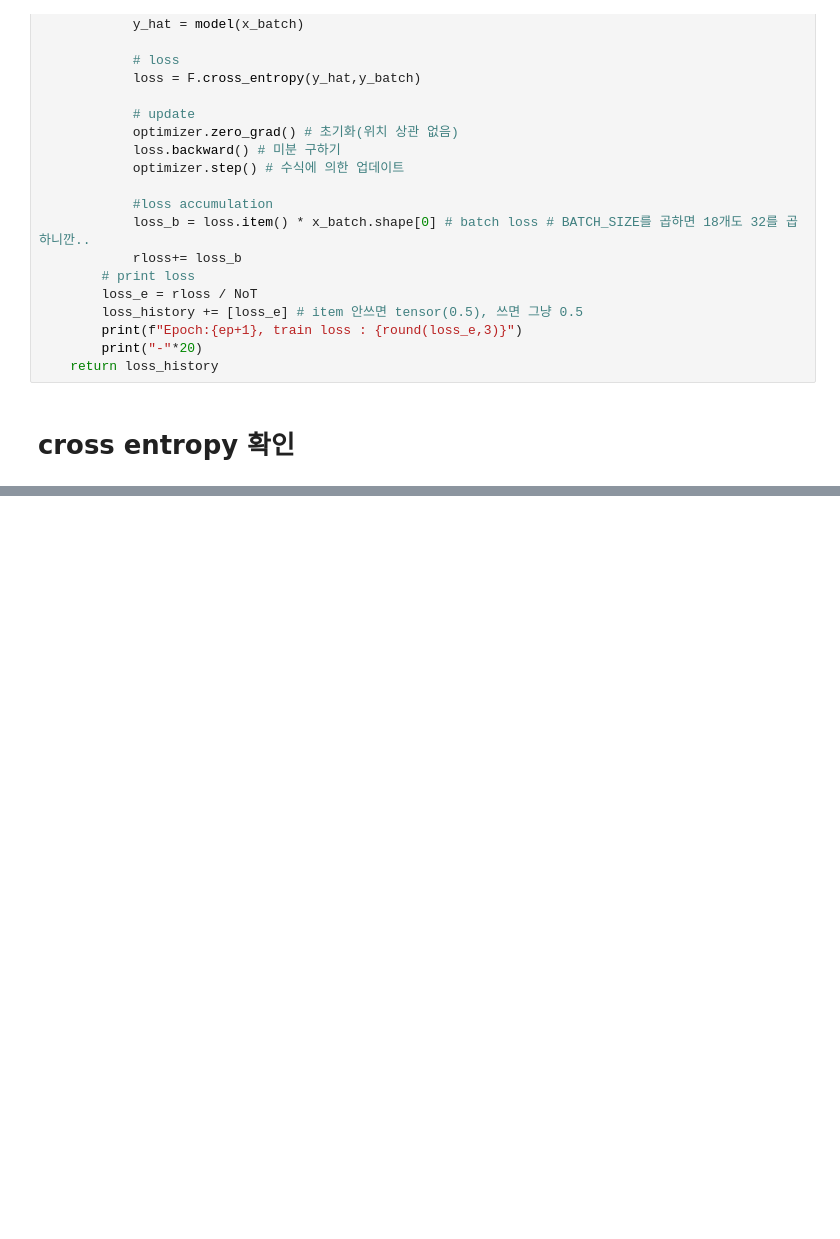
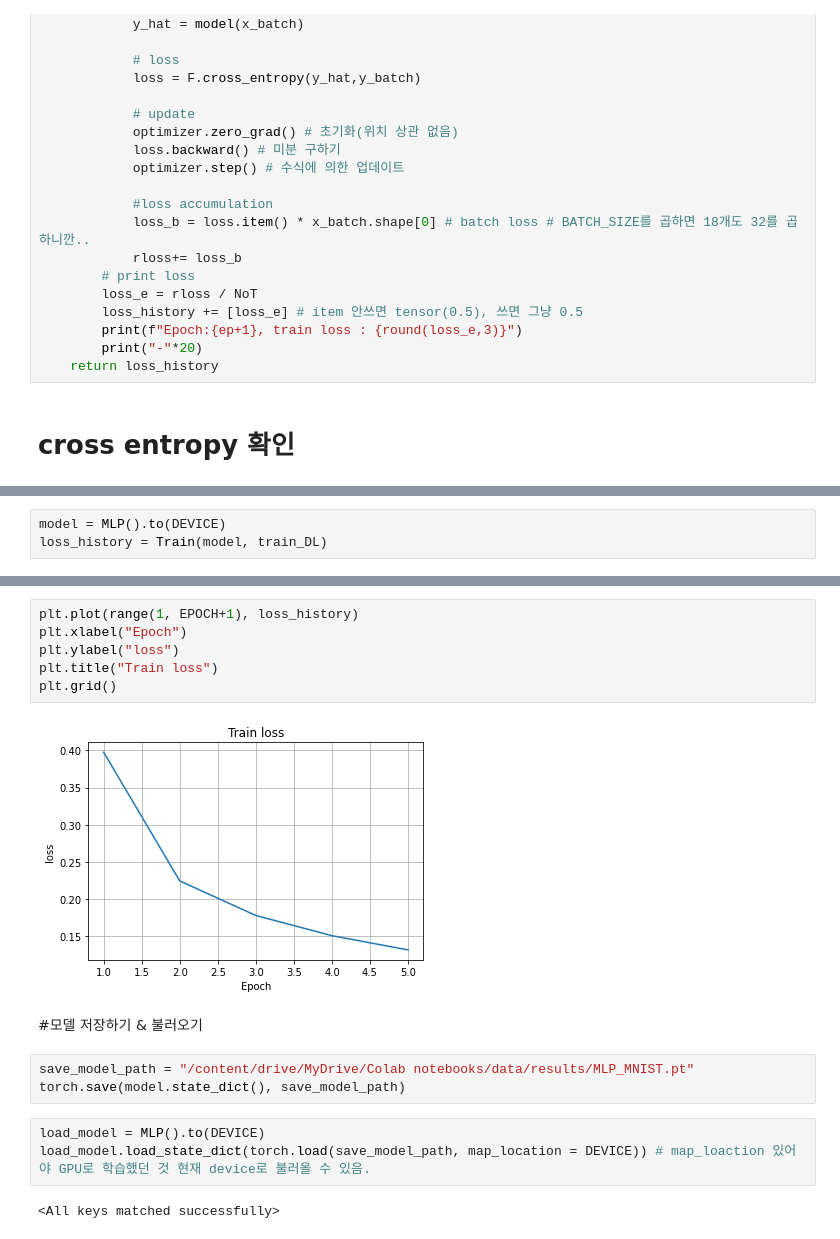
Before and after one commit to Energyofclouds/pytorch, a Jupyter notebook: multiclass_classification.ipynb, the cells around one changed output, grey strips where cells are left out. Drawn from its saved outputs; the diff is of its cells as text; blank space fills up the shorter version.

```diff
--- a/multiclass_classification.ipynb
+++ b/multiclass_classification.ipynb
@@ -174,0 +204,3 @@ tensor(1.6376)
+# %%
+model = MLP().to(DEVICE)
+loss_history = Train(model, train_DL)
@@ -174,0 +218,18 @@ tensor(1.6376)
+# %%
+plt.plot(range(1, EPOCH+1), loss_history)
+plt.xlabel("Epoch")
+plt.ylabel("loss")
+plt.title("Train loss")
+plt.grid()
+# %% [output]
+[figure, added]
+# %% [markdown]
+#모델 저장하기 & 불러오기
+# %%
+save_model_path = "/content/drive/MyDrive/Colab notebooks/data/results/MLP_MNIST.pt"
+torch.save(model.state_dict(), save_model_path)
+# %%
+load_model = MLP().to(DEVICE)
+load_model.load_state_dict(torch.load(save_model_path, map_location = DEVICE)) # map_loaction 있어야 GPU로 학습했던 것 현재 device로 불러올 수 있음.
+# %% [output]
+<All keys matched successfully>
```
Also changed, not shown: parts of 8 cells of this notebook.
